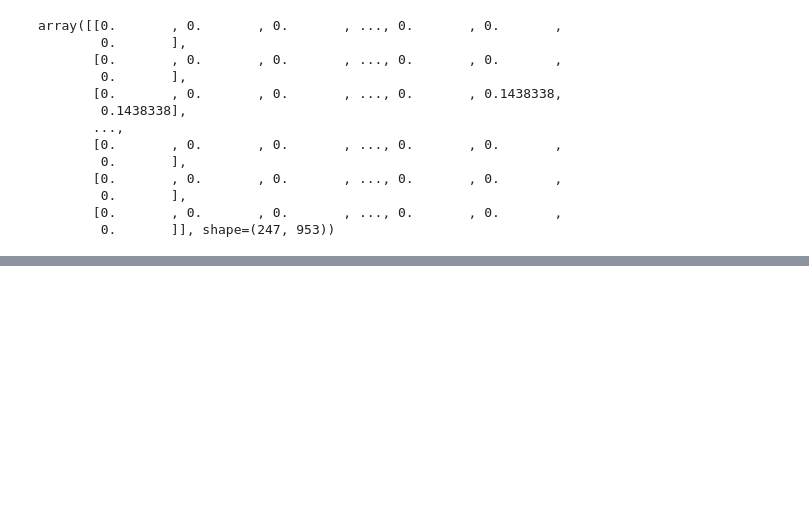
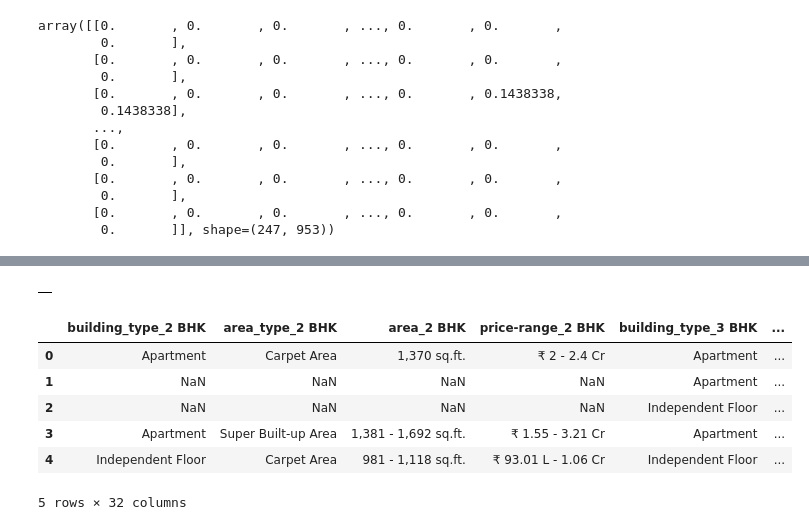
Before and after one commit to akshaypratap008/Real-Estate-Project, a Jupyter notebook: notebooks/recommender-system/1_recommender_system.ipynb, the cells around one changed output, grey strips where cells are left out. Cells and saved outputs as stored; diff of their text form; code cells hidden in the pictures; blank space fills up the shorter version.

```diff
--- a/notebooks/recommender-system/1_recommender_system.ipynb
+++ b/notebooks/recommender-system/1_recommender_system.ipynb
@@ -229,0 +255,6 @@ print(recommend_properties("DLF The Arbour"))
+# %%
+refined_df = pd.DataFrame()
+# %%
+refined_df
+# %% [output]
+|  |
@@ -229,0 +274,10 @@ print(recommend_properties("DLF The Arbour"))
+# %%
+refined_df.head()
+# %% [output]
+|  | building_type_2 BHK | area_type_2 BHK | area_2 BHK | price-range_2 BHK | building_type_3 BHK | ... |
+| 0 | Apartment | Carpet Area | 1,370 sq.ft. | ₹ 2 - 2.4 Cr | Apartment | ... |
+| 1 | NaN | NaN | NaN | NaN | Apartment | ... |
+| 2 | NaN | NaN | NaN | NaN | Independent Floor | ... |
+| 3 | Apartment | Super Built-up Area | 1,381 - 1,692 sq.ft. | ₹ 1.55 - 3.21 Cr | Apartment | ... |
+| 4 | Independent Floor | Carpet Area | 981 - 1,118 sq.ft. | ₹ 93.01 L - 1.06 Cr | Independent Floor | ... |
+5 rows × 32 columns
```
Also changed, not shown: parts of 47 cells of this notebook.
